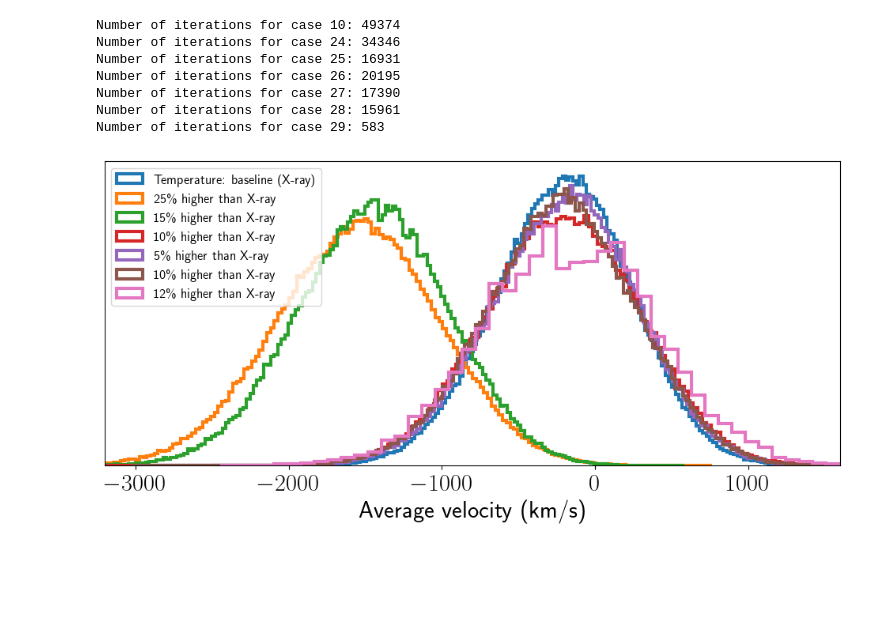
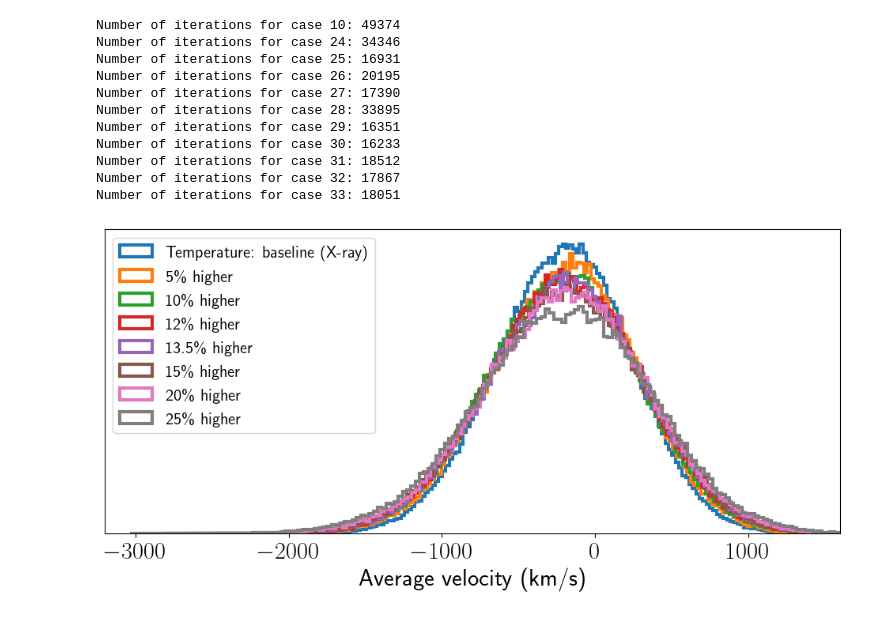
Before and after one commit to guanyilun/multi-freq-bridge, a Jupyter notebook: notebooks/result_compare.ipynb, the cells around one changed output. Saved outputs shown, nothing was run; the diff lists cells and outputs as text; code cells hidden in the pictures; blank space fills up the shorter version.

```diff
--- a/notebooks/result_compare.ipynb
+++ b/notebooks/result_compare.ipynb
@@ -117,6 +117,9 @@ case27 = f"/home/gill/research/ACT/bridge/results/ajay/final_runs/case27/chain.h
 case28 = f"/home/gill/research/ACT/bridge/results/ajay/final_runs/case28/chain.h5"
 case29 = f"/home/gill/research/ACT/bridge/results/ajay/final_runs/case29/chain.h5"
 case30 = f"/home/gill/research/ACT/bridge/results/ajay/final_runs/case30/chain.h5"
+case31 = f"/home/gill/research/ACT/bridge/results/ajay/final_runs/case31/chain.h5"
+case32 = f"/home/gill/research/ACT/bridge/results/ajay/final_runs/case32/chain.h5"
+case33 = f"/home/gill/research/ACT/bridge/results/ajay/final_runs/case33/chain.h5"
 # %%
 burnin = 60000
 thin = 1
@@ -125,46 +128,85 @@ samples_case24 = emcee.backends.HDFBackend(case24).get_chain(discard=burnin, fla
 samples_case25 = emcee.backends.HDFBackend(case25).get_chain(discard=burnin, flat=True, thin=thin)
 samples_case26 = emcee.backends.HDFBackend(case26).get_chain(discard=burnin, flat=True, thin=thin)
 samples_case27 = emcee.backends.HDFBackend(case27).get_chain(discard=burnin, flat=True, thin=thin)
-samples_case28 = emcee.backends.HDFBackend(case28).get_chain(discard=10000, flat=True, thin=thin)
-samples_case29 = emcee.backends.HDFBackend(case29).get_chain(discard=200, flat=True, thin=thin)
-# samples_case30 = emcee.backends.HDFBackend(case30).get_chain(discard=1, flat=True, thin=thin)
+samples_case28 = emcee.backends.HDFBackend(case28).get_chain(discard=30000, flat=True, thin=thin)
+samples_case29 = emcee.backends.HDFBackend(case29).get_chain(discard=30000, flat=True, thin=thin)
+samples_case30 = emcee.backends.HDFBackend(case30).get_chain(discard=30000, flat=True, thin=thin)
+samples_case31 = emcee.backends.HDFBackend(case31).get_chain(discard=30000, flat=True, thin=thin)
+samples_case32 = emcee.backends.HDFBackend(case32).get_chain(discard=30000, flat=True, thin=thin)
+samples_case33 = emcee.backends.HDFBackend(case33).get_chain(discard=30000, flat=True, thin=thin)
 
-print("\nNumber of iterations for case 10: {:.0f}".format(samples_case10.shape[0] / emcee.backends.HDFBackend(case10).shape[0]))
+print("Number of iterations for case 10: {:.0f}".format(samples_case10.shape[0] / emcee.backends.HDFBackend(case10).shape[0]))
 print("Number of iterations for case 24: {:.0f}".format(samples_case24.shape[0] / emcee.backends.HDFBackend(case24).shape[0]))
 print("Number of iterations for case 25: {:.0f}".format(samples_case25.shape[0] / emcee.backends.HDFBackend(case25).shape[0]))
 print("Number of iterations for case 26: {:.0f}".format(samples_case26.shape[0] / emcee.backends.HDFBackend(case26).shape[0]))
 print("Number of iterations for case 27: {:.0f}".format(samples_case27.shape[0] / emcee.backends.HDFBackend(case27).shape[0]))
 print("Number of iterations for case 28: {:.0f}".format(samples_case28.shape[0] / emcee.backends.HDFBackend(case28).shape[0]))
 print("Number of iterations for case 29: {:.0f}".format(samples_case29.shape[0] / emcee.backends.HDFBackend(case29).shape[0]))
-# print("Number of iterations for case 30: {:.0f}".format(samples_case30.shape[0] / emcee.backends.HDFBackend(case30).shape[0]))
+print("Number of iterations for case 30: {:.0f}".format(samples_case30.shape[0] / emcee.backends.HDFBackend(case30).shape[0]))
+print("Number of iterations for case 31: {:.0f}".format(samples_case31.shape[0] / emcee.backends.HDFBackend(case31).shape[0]))
+print("Number of iterations for case 32: {:.0f}".format(samples_case32.shape[0] / emcee.backends.HDFBackend(case32).shape[0]))
+print("Number of iterations for case 33: {:.0f}".format(samples_case33.shape[0] / emcee.backends.HDFBackend(case33).shape[0]))
 # %% [output]
 Number of iterations for case 10: 49374
 Number of iterations for case 24: 34346
 Number of iterations for case 25: 16931
 Number of iterations for case 26: 20195
 Number of iterations for case 27: 17390
-Number of iterations for case 28: 15961
-Number of iterations for case 29: 583
+Number of iterations for case 28: 33895
+Number of iterations for case 29: 16351
+Number of iterations for case 30: 16233
+Number of iterations for case 31: 18512
+Number of iterations for case 32: 17867
+Number of iterations for case 33: 18051
 # %%
-# average velocity histograms for each case
+cases = [
+    (samples_case10, "case10"),
+    (samples_case24, "case24"),
+    (samples_case25, "case25"),
+    (samples_case26, "case26"),
+    (samples_case27, "case27"),
+    (samples_case28, "case28"),
+    (samples_case29, "case29"),
+    (samples_case30, "case30"),
+    (samples_case31, "case31"),
+    (samples_case32, "case32"),
+    (samples_case33, "case33")
+]
+
+case_labels = ["Temperature: baseline (X-ray)",
+               r"25\% higher",
+               r"15\% higher",
+               r"10\% higher",
+               r"5\% higher",
+               r"10\% higher",
+               r"12\% higher",
+               r"13.5\% higher",
+               r"15\% higher",
+               r"20\% higher",
+               r"25\% higher"]
+
 plt.figure(figsize=(12, 5))
 plt.hist(samples_case10[:, param_indices['fil_vavg']], bins=200, alpha=1, label=case_labels[0], density=True, histtype='step', lw=3)
-plt.hist(samples_case24[:, param_indices['fil_vavg']], bins=200, alpha=1, label=case_labels[1], density=True, histtype='step', lw=3)
-plt.hist(samples_case25[:, param_indices['fil_vavg']], bins=200, alpha=1, label=case_labels[2], density=True, histtype='step', lw=3)
-plt.hist(samples_case26[:, param_indices['fil_vavg']], bins=200, alpha=1, label=case_labels[3], density=True, histtype='step', lw=3)
+#plt.hist(samples_case24[:, param_indices['fil_vavg']], bins=200, alpha=1, label=case_labels[1], density=True, histtype='step', lw=3)
+#plt.hist(samples_case25[:, param_indices['fil_vavg']], bins=200, alpha=1, label=case_labels[2], density=True, histtype='step', lw=3)
+#plt.hist(samples_case26[:, param_indices['fil_vavg']], bins=200, alpha=1, label=case_labels[3], density=True, histtype='step', lw=3)
 plt.hist(samples_case27[:, param_indices['fil_vavg']], bins=200, alpha=1, label=case_labels[4], density=True, histtype='step', lw=3)
 plt.hist(samples_case28[:, param_indices['fil_vavg']], bins=200, alpha=1, label=case_labels[5], density=True, histtype='step', lw=3)
-plt.hist(samples_case29[:, param_indices['fil_vavg']], bins=50, alpha=1, label=case_labels[6], density=True, histtype='step', lw=3)
+plt.hist(samples_case29[:, param_indices['fil_vavg']], bins=200, alpha=1, label=case_labels[6], density=True, histtype='step', lw=3)
+plt.hist(samples_case30[:, param_indices['fil_vavg']], bins=200, alpha=1, label=case_labels[7], density=True, histtype='step', lw=3)
+plt.hist(samples_case31[:, param_indices['fil_vavg']], bins=200, alpha=1, label=case_labels[8], density=True, histtype='step', lw=3)
+plt.hist(samples_case32[:, param_indices['fil_vavg']], bins=200, alpha=1, label=case_labels[9], density=True, histtype='step', lw=3)
+plt.hist(samples_case33[:, param_indices['fil_vavg']], bins=200, alpha=1, label=case_labels[10], density=True, histtype='step', lw=3)
 plt.xlabel('Average velocity (km/s)')
-plt.legend(fontsize=12)
+plt.legend(fontsize=15)
 plt.gca().set_yticks([])
 #plt.savefig("average_velocity_distributions.png", bbox_inches='tight')
 plt.xlim(-3200, 1600)
 plt.show()
 # Plotting the Compton y distributions for each case
 # Plot the Compton y distributions for each case
 # %% [output]
-[figure, old version]
+[figure, new version]
 # %%
 # Compton y fits
 # --- A401 ---
```
Also changed, not shown: parts of 5 cells of this notebook.
